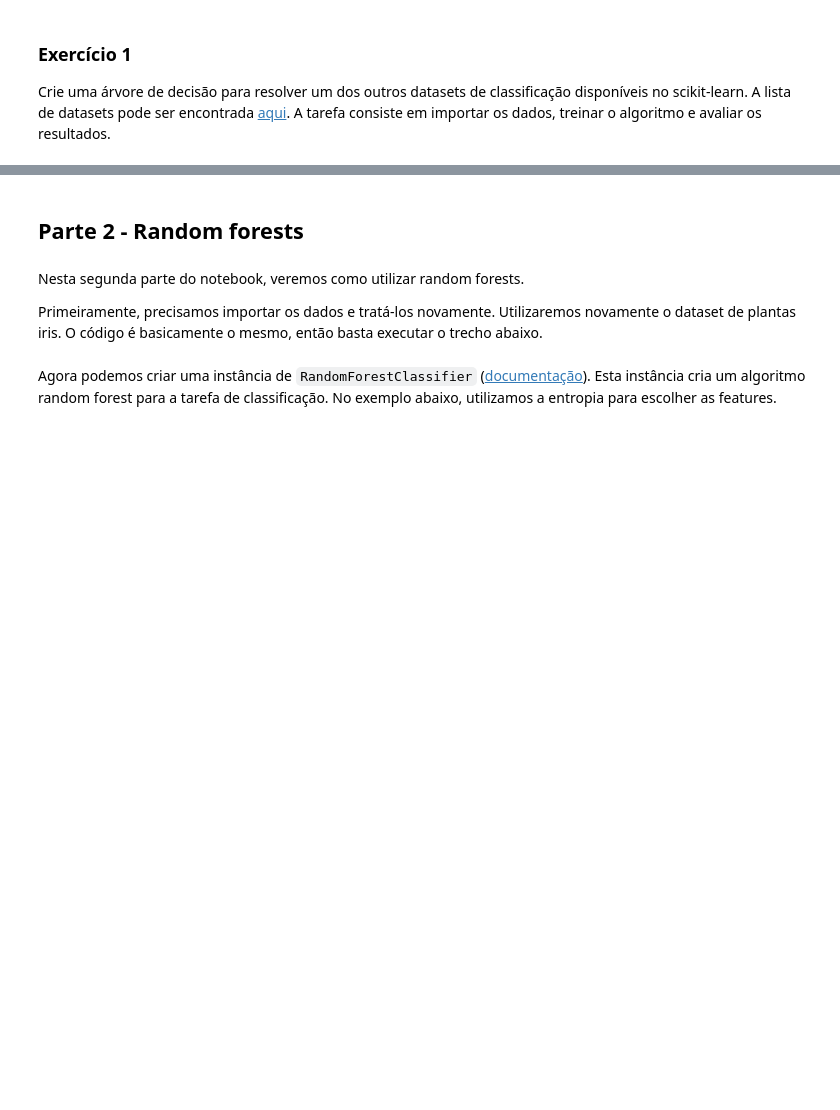
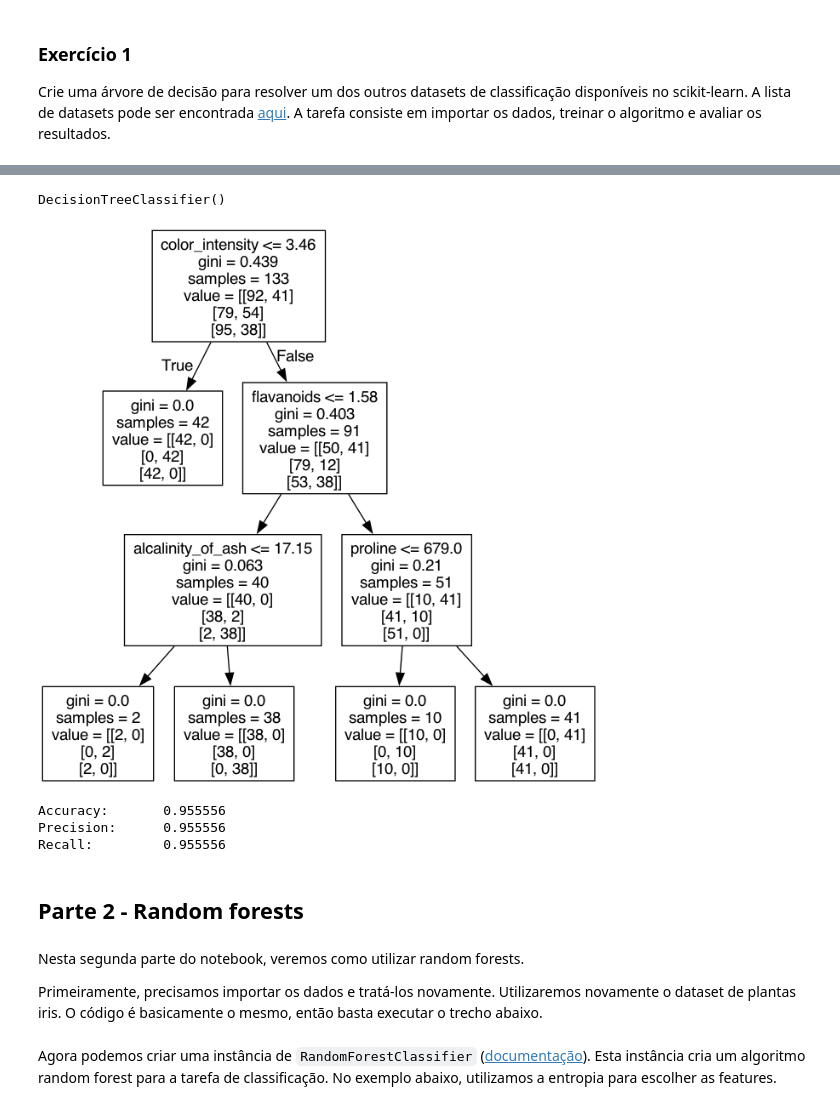
Before and after one commit to DiogoGDF/AI, a Jupyter notebook: Modulo4.ipynb, the cells around one changed output, grey strips where cells are left out. Cells and saved outputs as stored; diff of their text form; code cells hidden in the pictures; blank space fills up the shorter version.

```diff
--- a/Modulo4.ipynb
+++ b/Modulo4.ipynb
@@ -93,0 +134,15 @@ Crie uma árvore de decisão para resolver um dos outros datasets de classifica
+# %%
+# sua resposta aqui
+
+# importando a biblioteca
+from sklearn.datasets import load_wine
+
+# importando o dataset
+wines = load_wine()
+
+# entrada
+X = pd.DataFrame(wines.data, columns=wines.feature_names)
+# saída
+y = pd.Categorical.from_codes(wines.target, wines.target_names)
+
+X.head(10)
@@ -93,0 +168,4 @@ Crie uma árvore de decisão para resolver um dos outros datasets de classifica
+# %%
+# Transformando em formato categórico
+y = pd.get_dummies(y)
+y
@@ -94,3 +186,38 @@ Crie uma árvore de decisão para resolver um dos outros datasets de classifica
+# %%
+# Dividindo os dados para treino e teste
+X_train, X_test, y_train, y_test = train_test_split(X, y, random_state=1)
+
+# Criando uma instância para o algoritmo Decision Tree
+dt = DecisionTreeClassifier()
+
+# Treinando o modelo
+dt.fit(X_train, y_train)
+# %% [output]
+DecisionTreeClassifier()
+# %%
+# Criando uma árvore de visualização
+dot_data = StringIO()
+export_graphviz(dt, out_file=dot_data, feature_names=wines.feature_names)
+(graph, ) = graph_from_dot_data(dot_data.getvalue())
+Image(graph.create_png())
+# %% [output]
+[figure, added]
+# %%
+# Testando a predição de dados novos
+y_pred = dt.predict(X_test)
+
+# métricas para medir o desempenho
+a = accuracy_score(y_test, y_pred)
+p = precision_score(y_test, y_pred, average='micro')
+r = recall_score(y_test, y_pred, average='micro')
+
+print('Accuracy:\t%f' % a)
+print('Precision:\t%f' % p)
+print('Recall: \t%f' % r)
+# %% [output]
+Accuracy:       0.955556
+Precision:      0.955556
+Recall:         0.955556
 # %% [markdown]
 ## Parte 2 - Random forests
 # %% [markdown]
```
Also changed, not shown: parts of 11 cells of this notebook.
